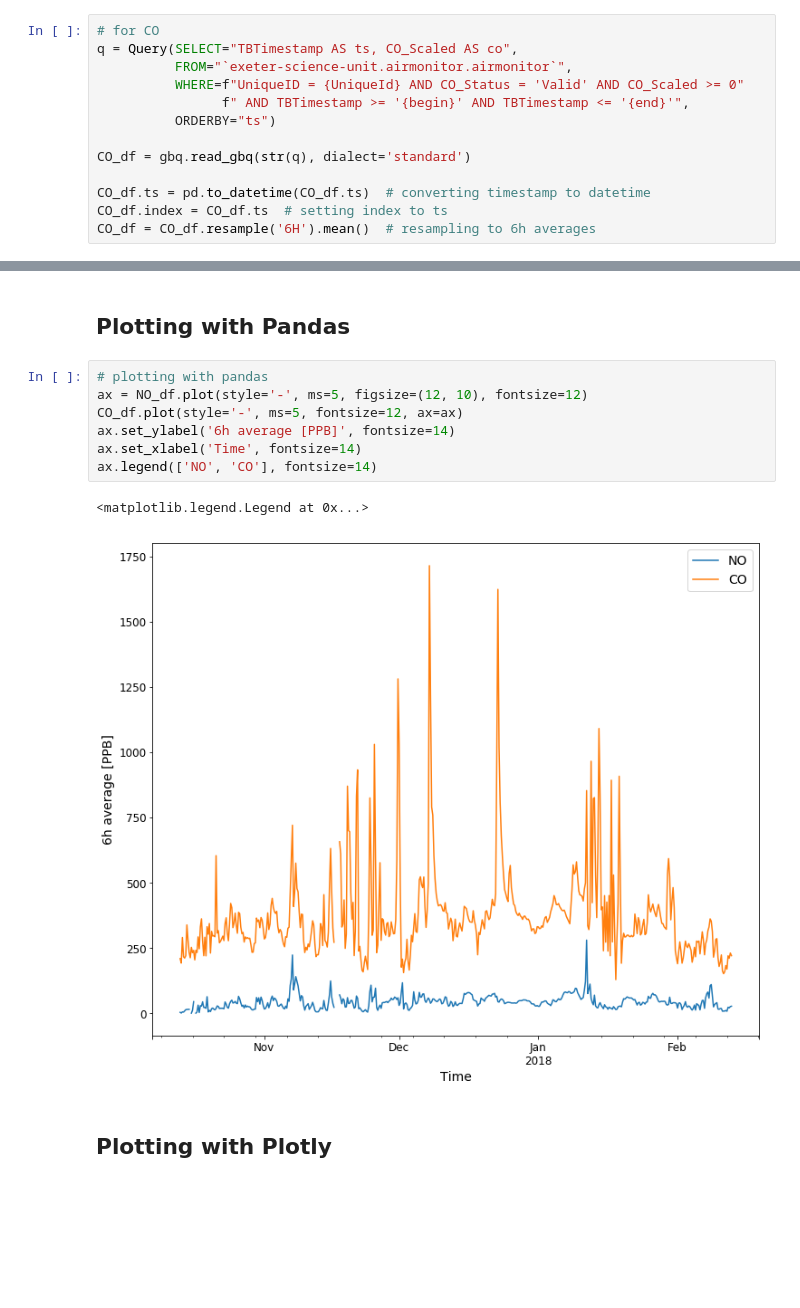
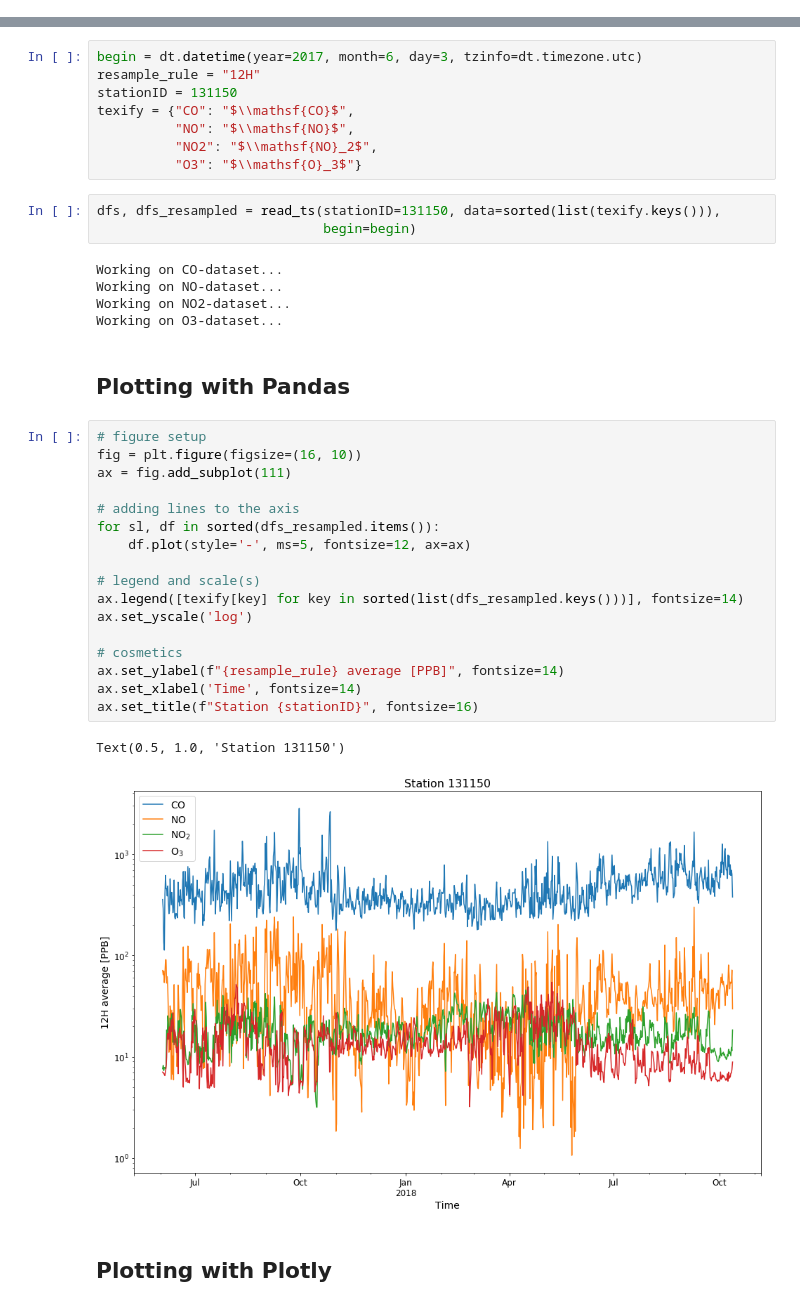
Before and after one commit to greenpeace/AQMesh, a Jupyter notebook: visu/BigQueryPandasPlotly.ipynb, the cells around one changed output, grey strips where cells are left out. Cells and saved outputs as stored; diff of their text form; blank space fills up the shorter version.

Commit message:
function to get timeseries + visu in pandas and plotly

```diff
--- a/visu/BigQueryPandasPlotly.ipynb
+++ b/visu/BigQueryPandasPlotly.ipynb
@@ -46,13 +25,0 @@ NO_df = NO_df.resample('6H').mean()
-# %%
-# for CO
-q = Query(SELECT="TBTimestamp AS ts, CO_Scaled AS co",
-          FROM="`exeter-science-unit.airmonitor.airmonitor`",
-          WHERE=f"UniqueID = {UniqueId} AND CO_Status = 'Valid' AND CO_Scaled >= 0"
-                f" AND TBTimestamp >= '{begin}' AND TBTimestamp <= '{end}'",
-          ORDERBY="ts")
-
-CO_df = gbq.read_gbq(str(q), dialect='standard')
-
-CO_df.ts = pd.to_datetime(CO_df.ts)  # converting timestamp to datetime
-CO_df.index = CO_df.ts  # setting index to ts
-CO_df = CO_df.resample('6H').mean()  # resampling to 6h averages
@@ -59,15 +62,41 @@ CO_df = CO_df.resample('6H').mean()  # resampling to 6h averages
+# %%
+begin = dt.datetime(year=2017, month=6, day=3, tzinfo=dt.timezone.utc)
+resample_rule = "12H"
+stationID = 131150
+texify = {"CO": "$\\mathsf{CO}$",
+          "NO": "$\\mathsf{NO}$",
+          "NO2": "$\\mathsf{NO}_2$",
+          "O3": "$\\mathsf{O}_3$"}
+# %%
+dfs, dfs_resampled = read_ts(stationID=131150, data=sorted(list(texify.keys())),
+                             begin=begin)
+# %% [output]
+Working on CO-dataset...
+Working on NO-dataset...
+Working on NO2-dataset...
+Working on O3-dataset...
 # %% [markdown]
 ## Plotting with Pandas
-# %%
-# plotting with pandas
-ax = NO_df.plot(style='-', ms=5, figsize=(12, 10), fontsize=12)
-CO_df.plot(style='-', ms=5, fontsize=12, ax=ax)
-ax.set_ylabel('6h average [PPB]', fontsize=14)
-ax.set_xlabel('Time', fontsize=14)
-ax.legend(['NO', 'CO'], fontsize=14)
-# %% [output]
-<matplotlib.legend.Legend at 0x...>
-[figure, removed]
+# %%
+# figure setup
+fig = plt.figure(figsize=(16, 10))
+ax = fig.add_subplot(111)
+
+# adding lines to the axis
+for sl, df in sorted(dfs_resampled.items()):
+    df.plot(style='-', ms=5, fontsize=12, ax=ax)
+
+# legend and scale(s)
+ax.legend([texify[key] for key in sorted(list(dfs_resampled.keys()))], fontsize=14)
+ax.set_yscale('log')
+
+# cosmetics
+ax.set_ylabel(f"{resample_rule} average [PPB]", fontsize=14)
+ax.set_xlabel('Time', fontsize=14)
+ax.set_title(f"Station {stationID}", fontsize=16)
+# %% [output]
+Text(0.5, 1.0, 'Station 131150')
+[figure, added]
 # %% [markdown]
 ## Plotting with Plotly
 # %%
```
Also changed, not shown: parts of 8 cells of this notebook.
